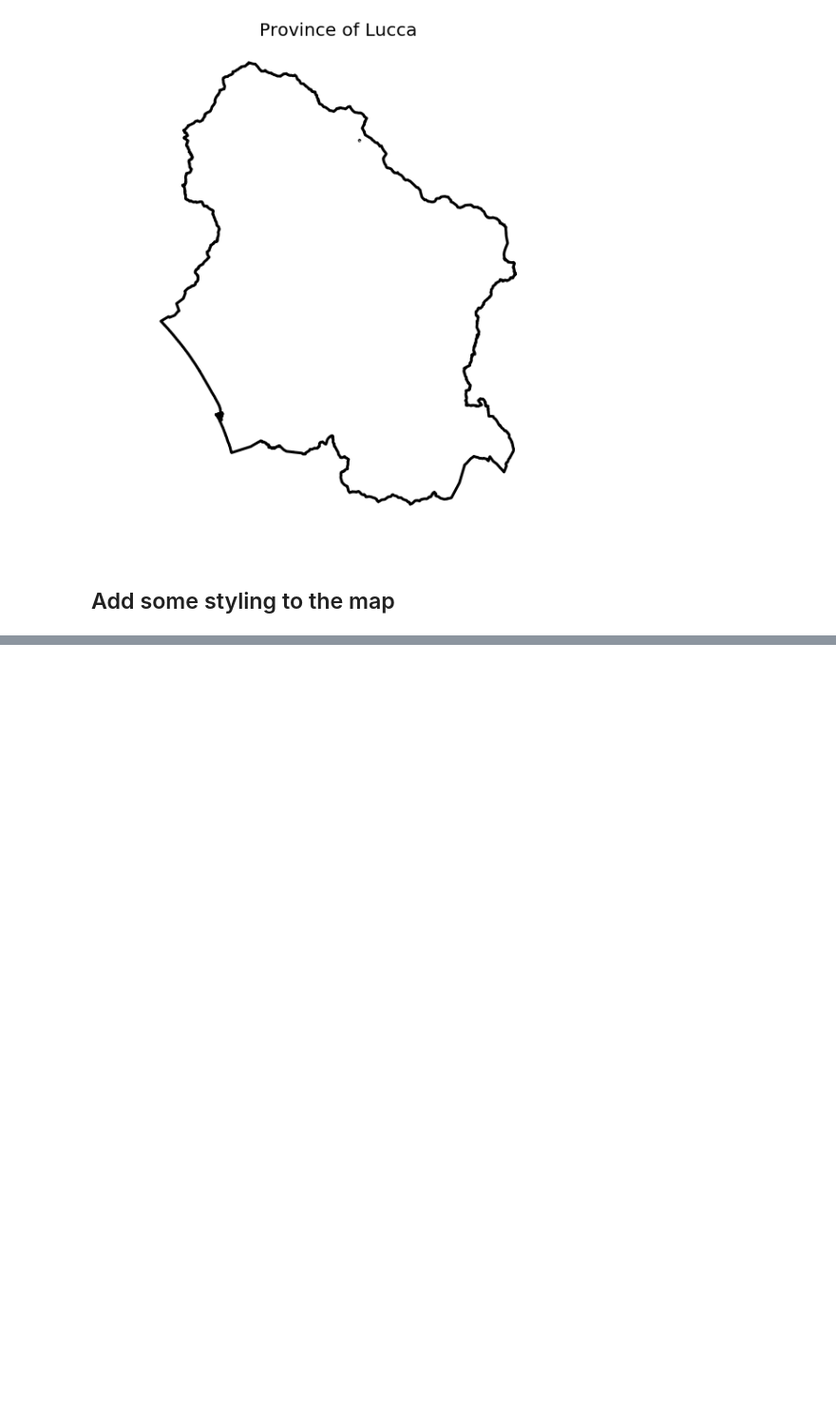
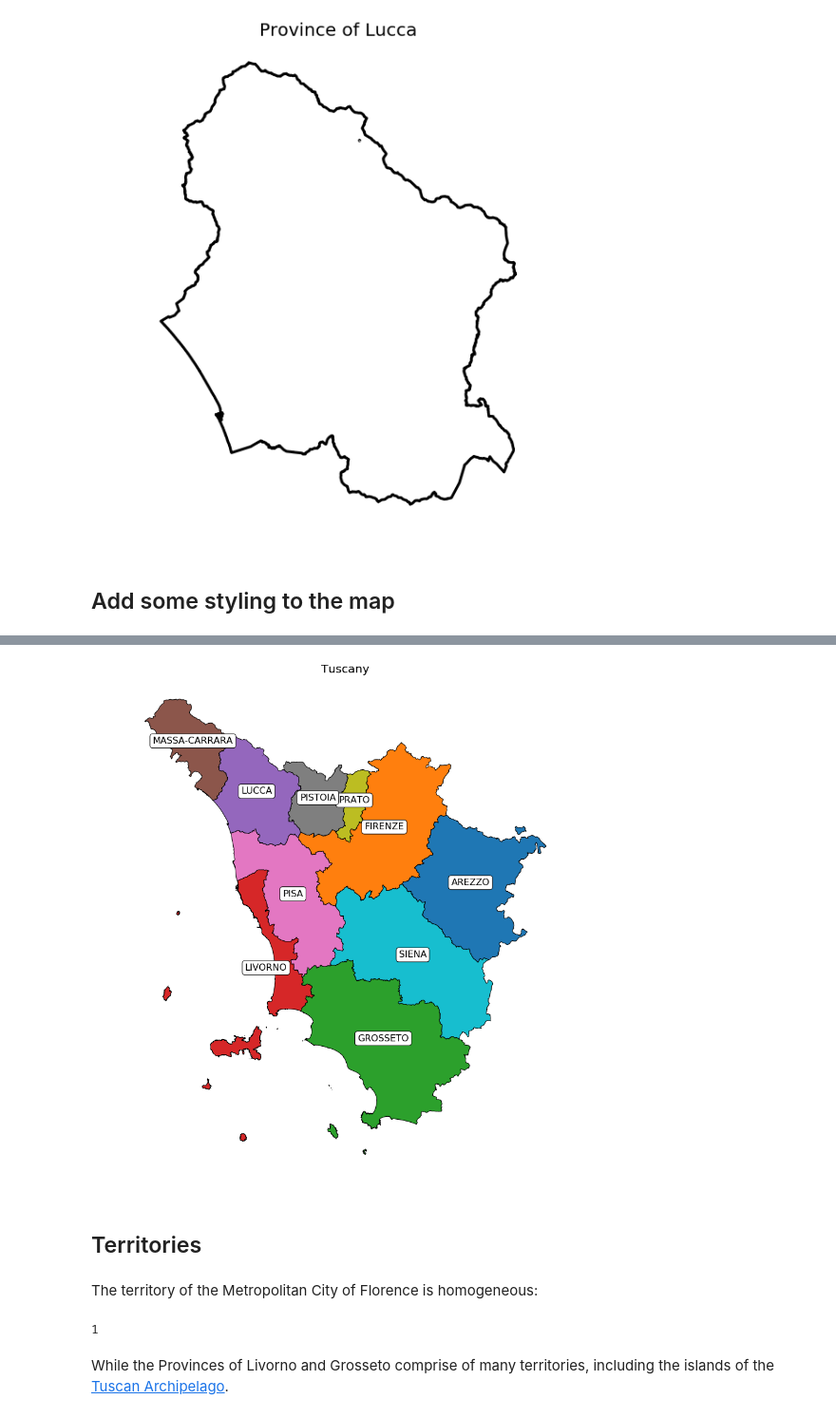
Before and after one commit to jackdbd/aree-protette, a Jupyter notebook: aree-protette.ipynb, the cells around one changed output, grey strips where cells are left out. Shown at 95% size. Cells and saved outputs as stored; diff of their text form; code cells hidden in the pictures; blank space fills up the shorter version.

```diff
--- a/aree-protette.ipynb
+++ b/aree-protette.ipynb
@@ -136,0 +160,4 @@ ax.set_title('Province of Lucca', fontsize=20);
+# %%
+tuscany = gdf[gdf.NOME != 'MODENA'].reset_index(drop=True)\
+                                   .drop(columns=['CODPROV', 'SIGLA', 'AREA', 'PERIMETER'])
+tuscany
@@ -136,0 +176,21 @@ ax.set_title('Province of Lucca', fontsize=20);
+# %%
+bbox = dict(boxstyle='round', facecolor='white', alpha=1.0)
+ax = tuscany.plot(figsize=(16, 16), column='NOME', alpha=1.0, edgecolor='k', cmap='tab10')
+for i, row in tuscany.iterrows():
+    centroid = row.geometry.centroid.bounds
+    ax.text(x=centroid[0], y=centroid[1], s=row.NOME, horizontalalignment='center', fontsize=16, bbox=bbox)
+ax.set_axis_off()
+ax.set_title('Tuscany', fontsize=20);
+# %% [output]
+[figure, added]
+# %% [markdown]
+## Territories
+# %% [markdown]
+The territory of the Metropolitan City of Florence is homogeneous:
+# %%
+exploded = gdf[gdf.NOME == 'FIRENZE'].explode().reset_index(drop=True)
+len(exploded)
+# %% [output]
+1
+# %% [markdown]
+While the Provinces of Livorno and Grosseto comprise of many territories, including the islands of the [Tuscan Archipelago](https://en.wikipedia.org/wiki/Tuscan_Archipelago).
```
Also changed, not shown: parts of 27 cells of this notebook.
